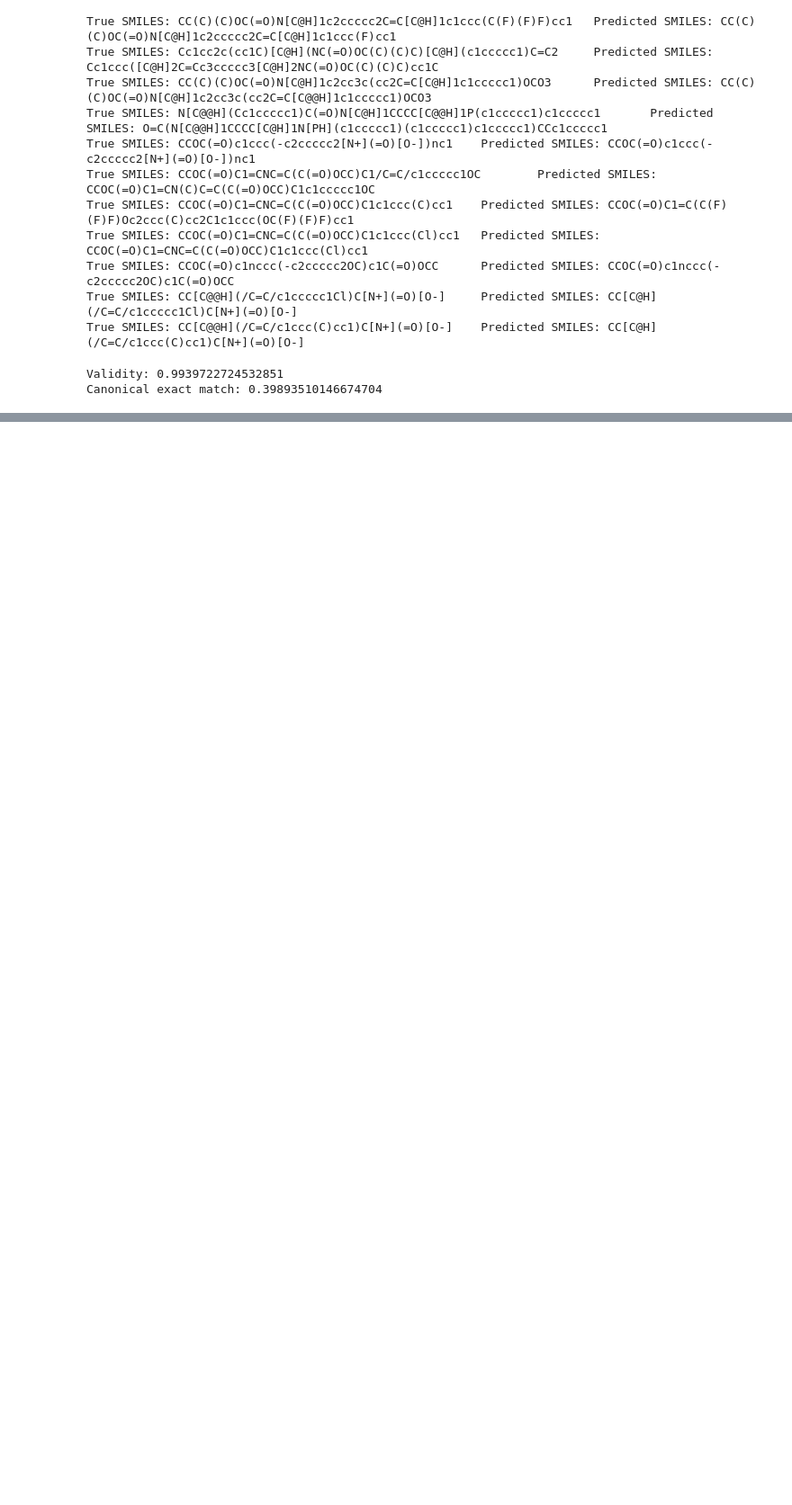
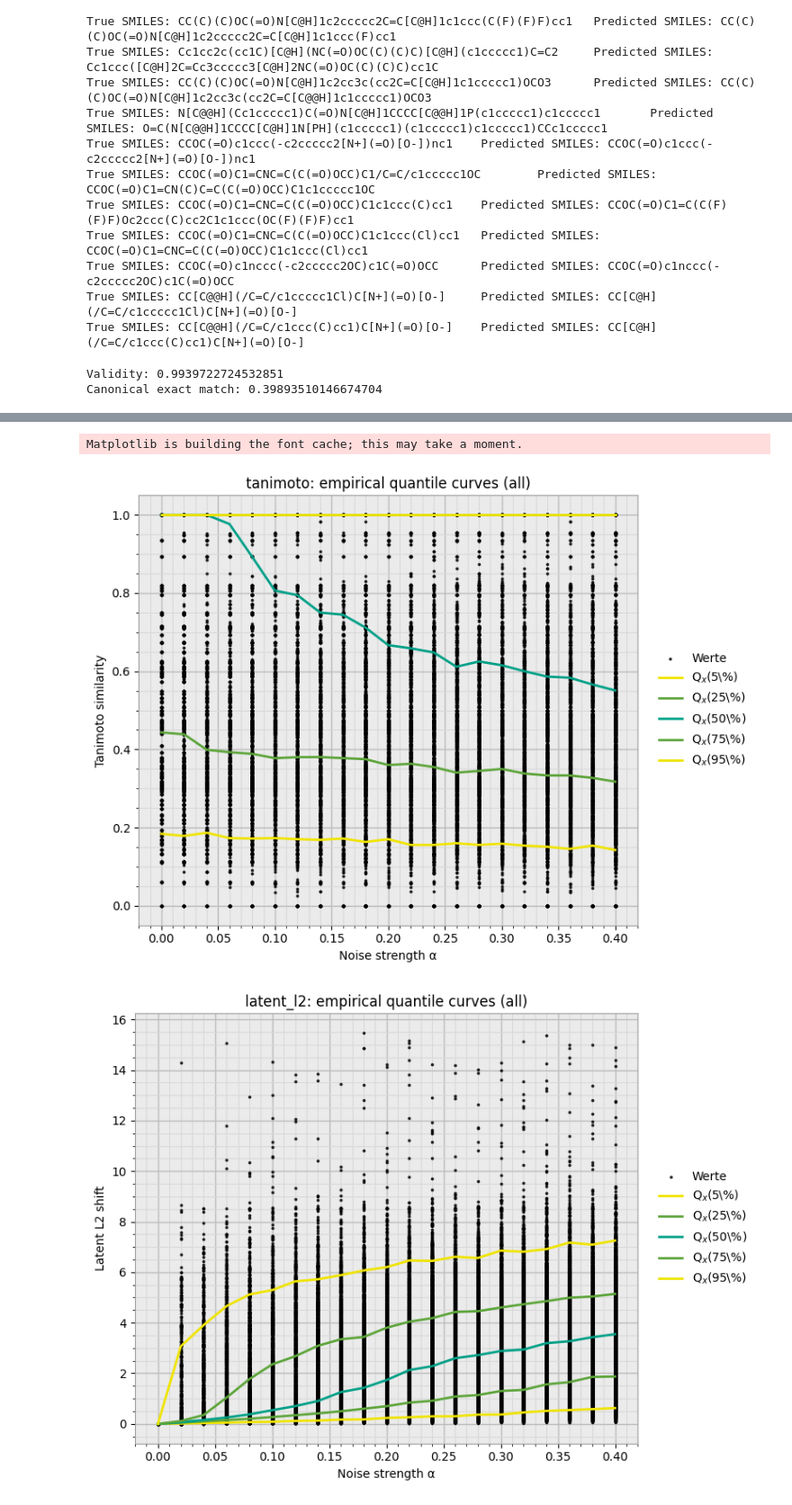
Before and after one commit to Nick18899/Latent_spaces, a Jupyter notebook: examples/evaluation.ipynb, the cells around one changed output, grey strips where cells are left out. Shown at 90% size. Cells and saved outputs as stored; diff of their text form; code cells hidden in the pictures; blank space fills up the shorter version.

Commit message:
add noise experiment

```diff
--- a/examples/evaluation.ipynb
+++ b/examples/evaluation.ipynb
@@ -176,0 +267,48 @@ Canonical exact match: 0.39893510146674704
+# %%
+tanimoto_summary = nqe.summarize_quantiles(
+    sample_long_df,
+    metric="tanimoto",
+    quantiles=(0.05, 0.25, 0.5, 0.75, 0.95),
+)
+
+latent_summary = nqe.summarize_quantiles(
+    sample_long_df,
+    metric="latent_l2",
+    quantiles=(0.05, 0.25, 0.5, 0.75, 0.95),
+)
+
+valid_summary = nqe.summarize_binary_rate(
+    sample_long_df,
+    metric="valid",
+)
+
+layerwise_summary = nqe.summarize_layerwise_quantiles(
+    layerwise_long_df,
+    quantiles=(0.05, 0.25, 0.5, 0.75, 0.95),
+)
+# %%
+nqe.plot_quantile_scatter_style(
+    long_df=sample_long_df,
+    metric="tanimoto",
+    noise_mode="all",
+    quantiles=(0.05, 0.25, 0.5, 0.75, 0.95),
+    ylabel="Tanimoto similarity",
+)
+
+nqe.plot_quantile_scatter_style(
+    long_df=sample_long_df,
+    metric="latent_l2",
+    noise_mode="all",
+    quantiles=(0.05, 0.25, 0.5, 0.75, 0.95),
+    ylabel="Latent L2 shift",
+)
+
+nqe.plot_binary_rate(
+    valid_summary,
+    metric_name="Valid rate",
+    noise_mode="all",
+)
+# %% [output]
+Matplotlib is building the font cache; this may take a moment.
+[figure, added]
+[figure, added]
```
Also changed, not shown: parts of 11 cells of this notebook, 1 other file.
